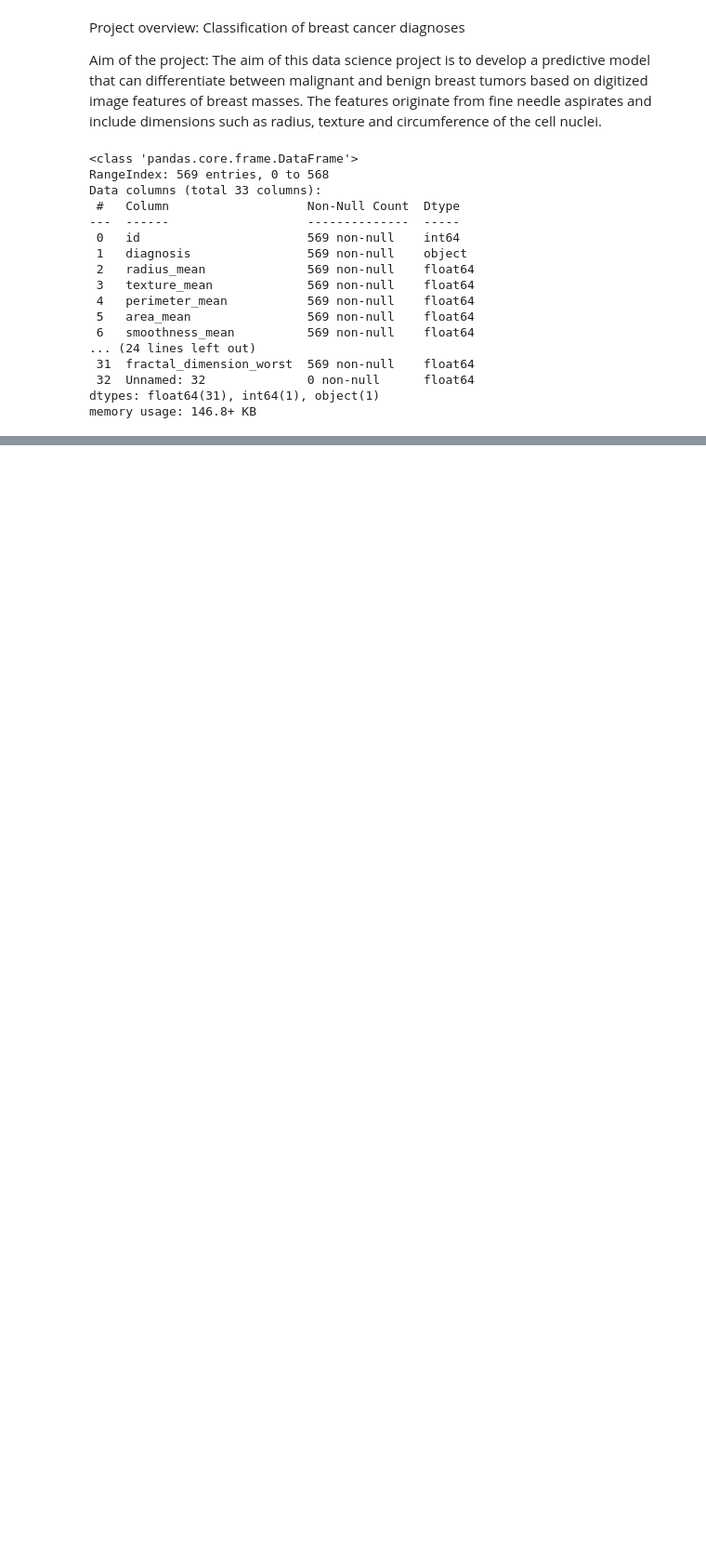
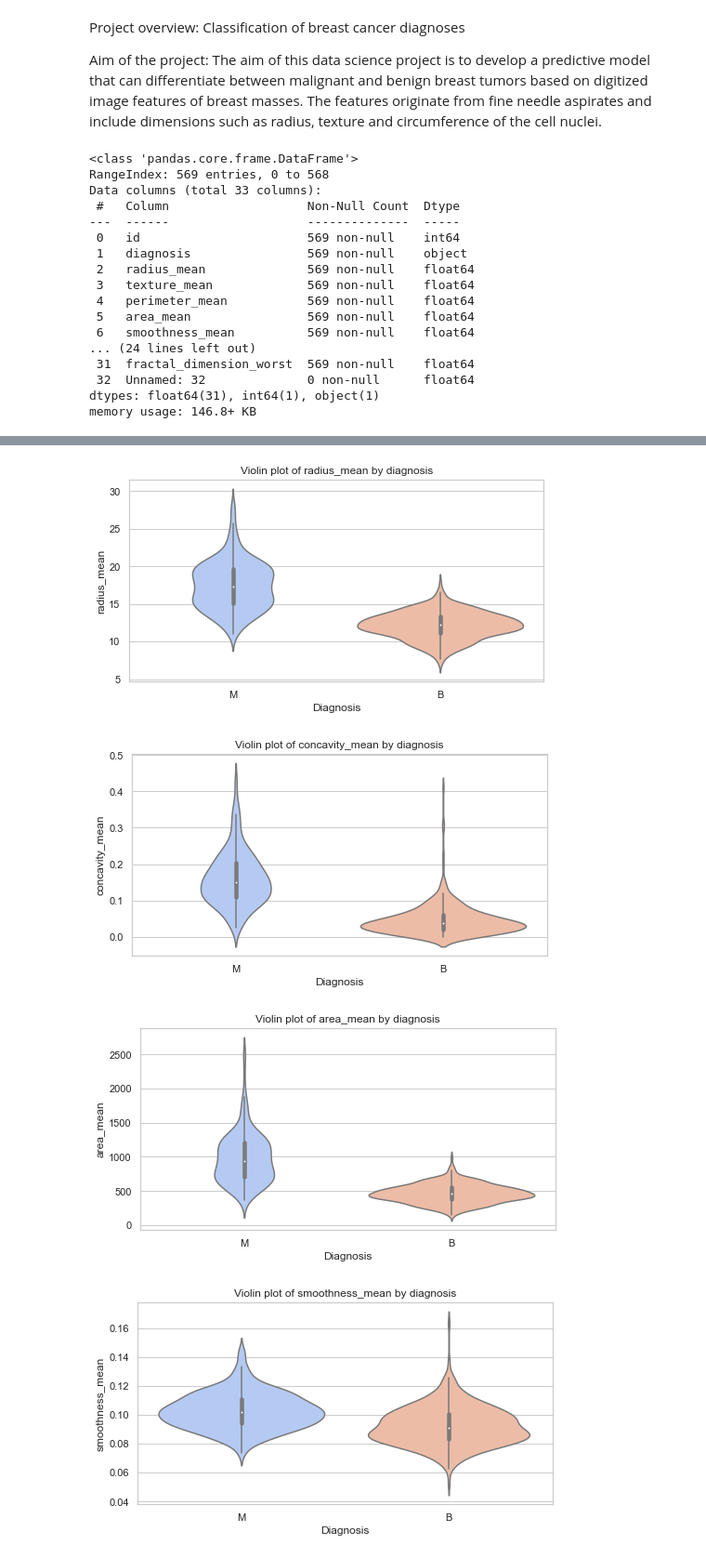
Before and after one commit to TC851/Data-Science-Breast-Cancer-Diagnostic, a Jupyter notebook: Breast cancer Diagnostic.ipynb, the cells around one changed output, grey strips where cells are left out. Shown at 93% size. Cells and saved outputs as stored; diff of their text form; code cells hidden in the pictures; blank space fills up the shorter version.

```diff
--- a/Breast cancer Diagnostic.ipynb
+++ b/Breast cancer Diagnostic.ipynb
@@ -29,0 +110,16 @@ memory usage: 146.8+ KB
+# %%
+selected_features = ['radius_mean', 'concavity_mean', 'area_mean', 'smoothness_mean','concave points_mean',
+                        'perimeter_se','concave points_worst','perimeter_worst','radius_worst','area_worst']
+
+for feature in selected_features:
+    plt.figure(figsize=(8, 4))
+    sns.violinplot(x='diagnosis', y=feature, data=data_df, palette='coolwarm')
+    plt.title(f'Violin plot of {feature} by diagnosis')
+    plt.xlabel('Diagnosis')
+    plt.ylabel(feature)
+    plt.show()
+# %% [output]
+[figure, added]
+[figure, added]
+[figure, added]
+[figure, added]
```
Also changed, not shown: parts of 8 cells of this notebook.
